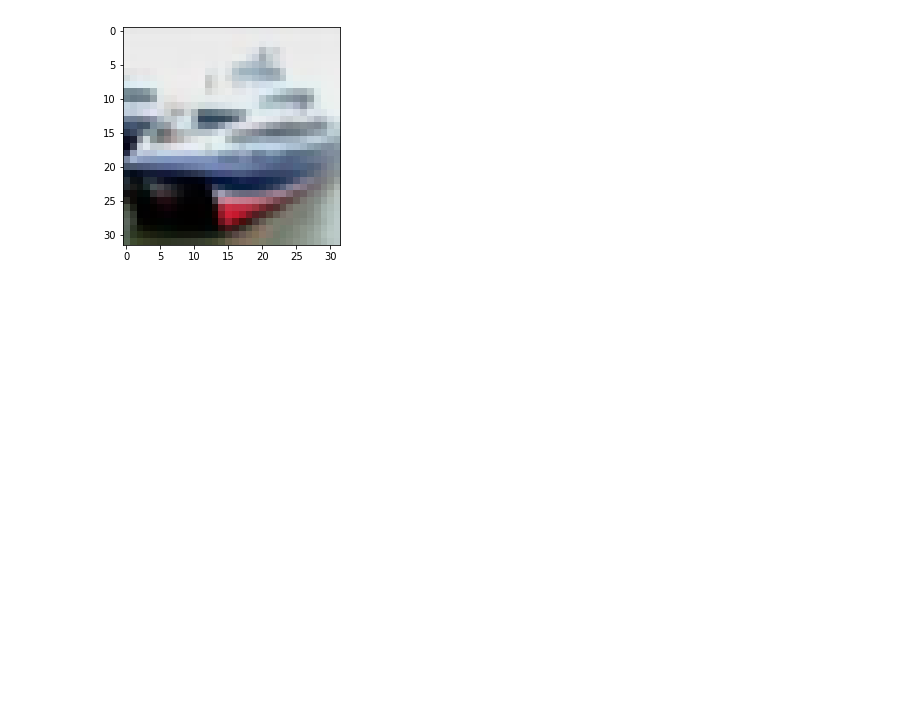
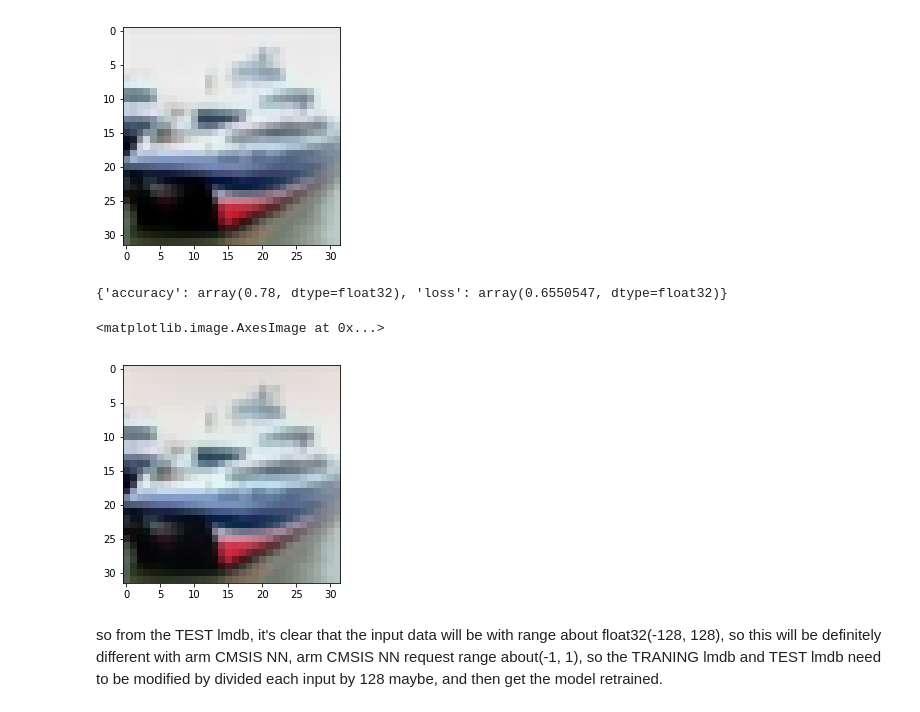
Before and after one commit to autoas/CMSIS_5, a Jupyter notebook: CMSIS/NN/Examples/ARM/arm_nn_examples/cifar10/cifar10.ipynb, the cells around one changed output. Drawn from its saved outputs; the diff is of its cells as text; code cells hidden in the pictures; blank space fills up the shorter version.

Commit message:
get to know how, maybe

```diff
--- a/CMSIS/NN/Examples/ARM/arm_nn_examples/cifar10/cifar10.ipynb
+++ b/CMSIS/NN/Examples/ARM/arm_nn_examples/cifar10/cifar10.ipynb
@@ -409,3 +441,22 @@ with env.begin() as txn:
         break
 # %% [output]
 [figure]
+# %%
+inference_model = 'ML-examples/cmsisnn-cifar10/models/cifar10_m7_train_test.prototxt'
+weight_file='ML-examples/cmsisnn-cifar10/models/cifar10_m7_iter_300000.caffemodel.h5'
+caffe.set_mode_cpu()
+net = caffe.Net(inference_model,weight_file,caffe.TEST)
+out = net.forward()
+print(out)
+# %% [output]
+{'accuracy': array(0.78, dtype=float32), 'loss': array(0.6550547, dtype=float32)}
+# %%
+im = net.blobs['data'].data.transpose(0,2,3,1)[1]
+im = im + (125, 123, 114) # BGR
+im = im.astype(np.uint8)
+plt.imshow(im)
+# %% [output]
+<matplotlib.image.AxesImage at 0x...>
+[figure, added]
+# %% [markdown]
+so from the TEST lmdb, it's clear that the input data will be with range about float32(-128, 128), so this will be definitely different with arm CMSIS NN, arm CMSIS NN request range about(-1, 1), so the TRANING lmdb and TEST lmdb need to be modified by divided each input by 128 maybe, and then get the model retrained.
```
Also changed, not shown: parts of 5 cells of this notebook.
